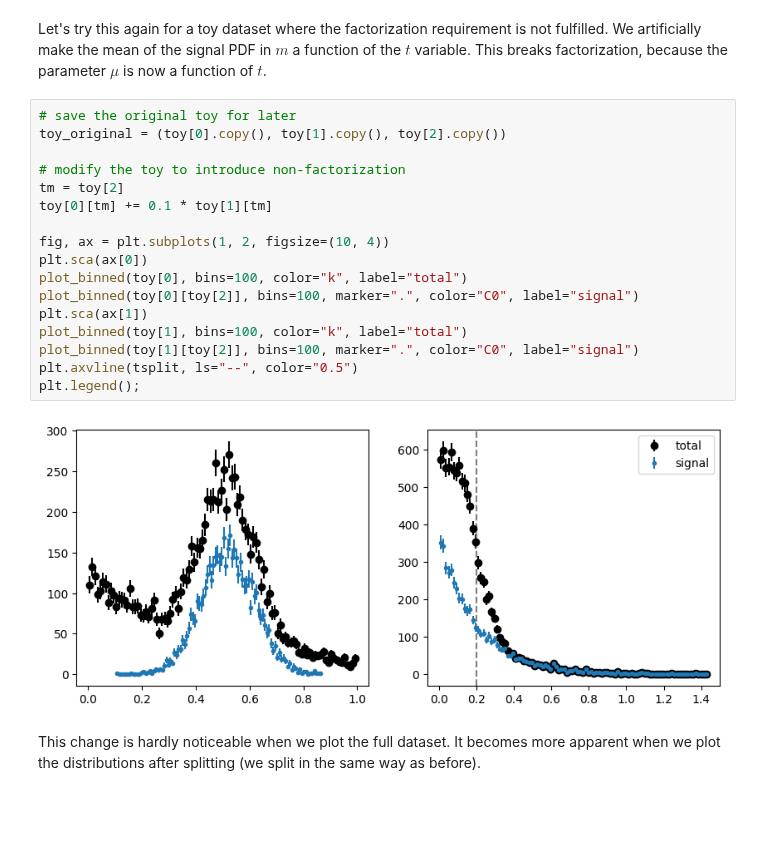
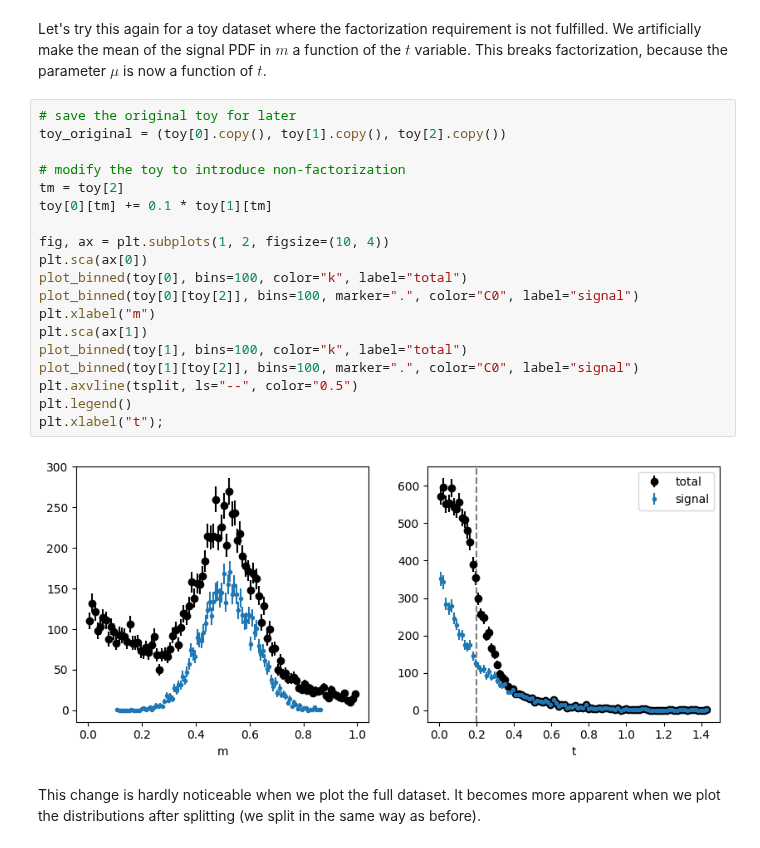
Before and after one commit to sweights/sweights, a Jupyter notebook: doc/notebooks/factorization_test.ipynb, the cells around one changed output. Cells and saved outputs as stored; diff of their text form; blank space fills up the shorter version.

```diff
--- a/doc/notebooks/factorization_test.ipynb
+++ b/doc/notebooks/factorization_test.ipynb
@@ -197,22 +201,24 @@ Let's try this again for a toy dataset where the factorization requirement is no
 # %%
 # save the original toy for later
 toy_original = (toy[0].copy(), toy[1].copy(), toy[2].copy())
 
 # modify the toy to introduce non-factorization
 tm = toy[2]
 toy[0][tm] += 0.1 * toy[1][tm]
 
 fig, ax = plt.subplots(1, 2, figsize=(10, 4))
 plt.sca(ax[0])
 plot_binned(toy[0], bins=100, color="k", label="total")
 plot_binned(toy[0][toy[2]], bins=100, marker=".", color="C0", label="signal")
+plt.xlabel("m")
 plt.sca(ax[1])
 plot_binned(toy[1], bins=100, color="k", label="total")
 plot_binned(toy[1][toy[2]], bins=100, marker=".", color="C0", label="signal")
 plt.axvline(tsplit, ls="--", color="0.5")
-plt.legend();
+plt.legend()
+plt.xlabel("t");
 # %% [output]
-[figure, old version]
+[figure, new version]
 # %% [markdown]
 This change is hardly noticeable when we plot the full dataset. It becomes more apparent when we plot the distributions after splitting (we split in the same way as before).
 # %%
```
Also changed, not shown: parts of 11 cells of this notebook, 2 other files.
